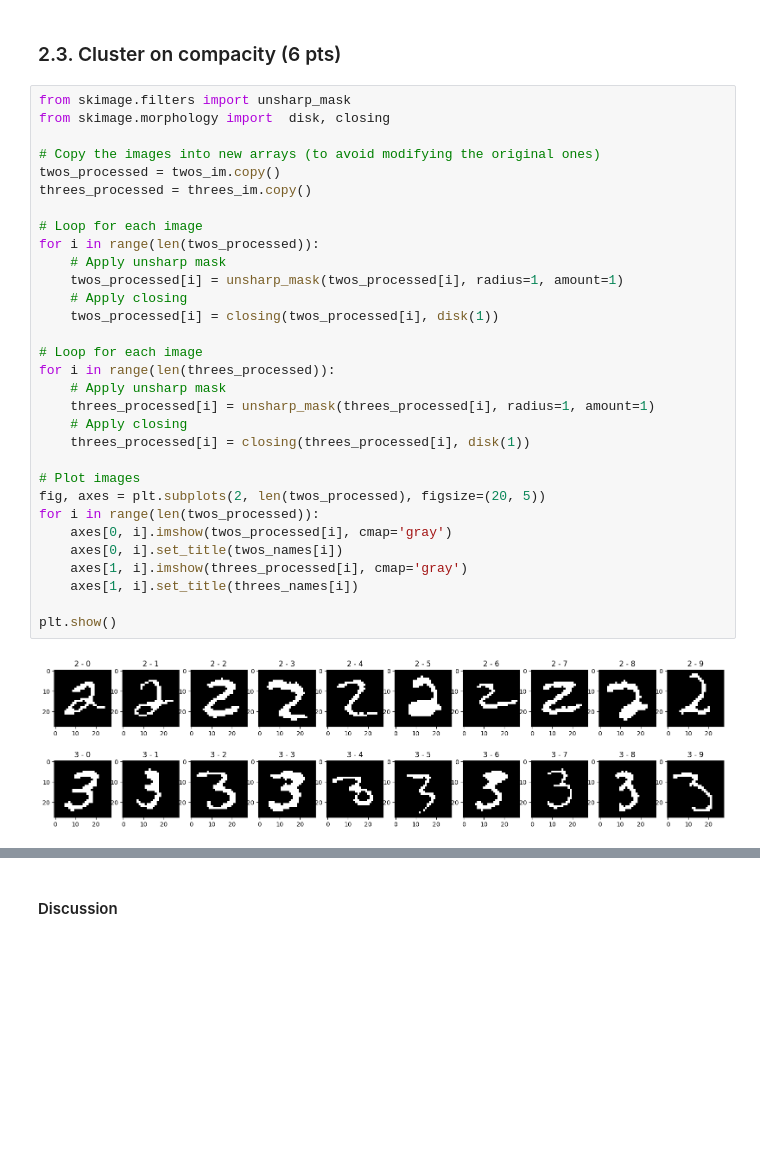
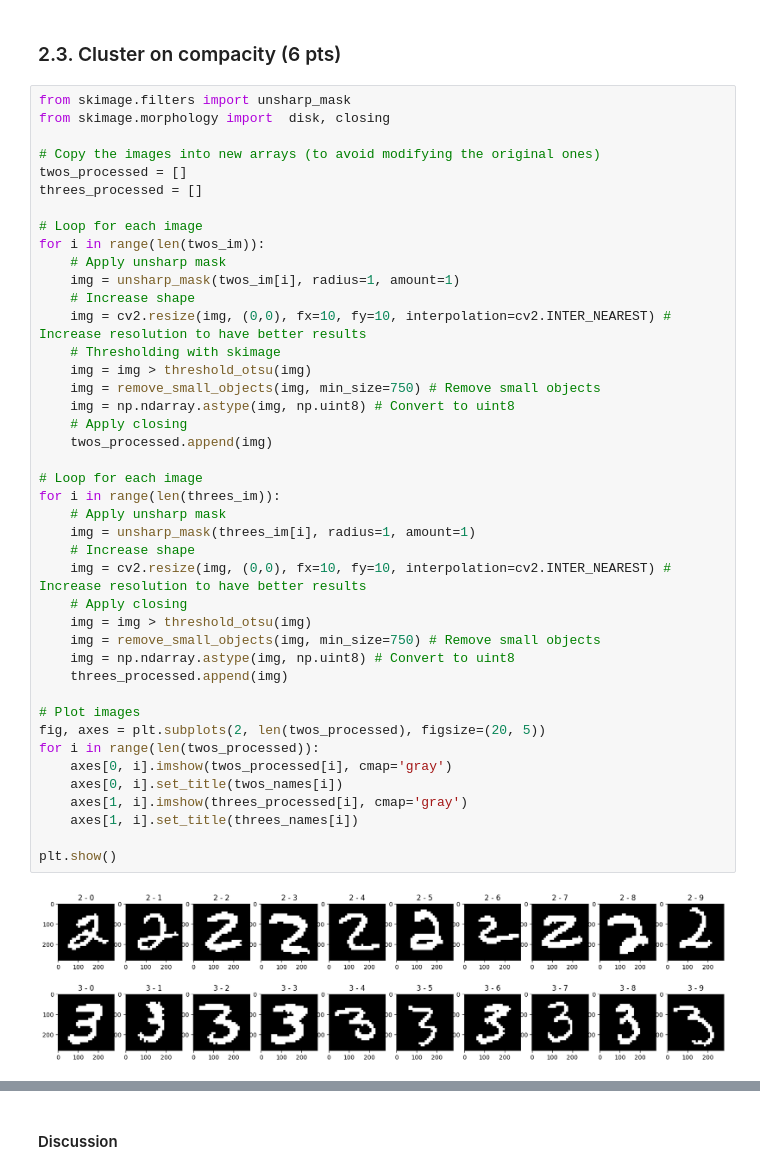
Before and after one commit to alessandrodalbesio/EPFL-image-analysis-and-pattern-recognition, a Jupyter notebook: lab_02_object_description.ipynb, the cells around one changed output, grey strips where cells are left out. Drawn from its saved outputs; the diff is of its cells as text; blank space fills up the shorter version.

```diff
--- a/lab_02_object_description.ipynb
+++ b/lab_02_object_description.ipynb
@@ -576,36 +576,47 @@ In this part, you will use the "2"s and "3"s images.
 # %%
 from skimage.filters import unsharp_mask
 from skimage.morphology import  disk, closing
 
 # Copy the images into new arrays (to avoid modifying the original ones)
-twos_processed = twos_im.copy()
-threes_processed = threes_im.copy()
+twos_processed = []
+threes_processed = []
 
 # Loop for each image
-for i in range(len(twos_processed)):
+for i in range(len(twos_im)):
     # Apply unsharp mask
-    twos_processed[i] = unsharp_mask(twos_processed[i], radius=1, amount=1)
+    img = unsharp_mask(twos_im[i], radius=1, amount=1)
+    # Increase shape
+    img = cv2.resize(img, (0,0), fx=10, fy=10, interpolation=cv2.INTER_NEAREST) # Increase resolution to have better results
+    # Thresholding with skimage
+    img = img > threshold_otsu(img)
+    img = remove_small_objects(img, min_size=750) # Remove small objects
+    img = np.ndarray.astype(img, np.uint8) # Convert to uint8
     # Apply closing
-    twos_processed[i] = closing(twos_processed[i], disk(1))
+    twos_processed.append(img)
 
 # Loop for each image
-for i in range(len(threes_processed)):
+for i in range(len(threes_im)):
     # Apply unsharp mask
-    threes_processed[i] = unsharp_mask(threes_processed[i], radius=1, amount=1)
+    img = unsharp_mask(threes_im[i], radius=1, amount=1)
+    # Increase shape
+    img = cv2.resize(img, (0,0), fx=10, fy=10, interpolation=cv2.INTER_NEAREST) # Increase resolution to have better results
     # Apply closing
-    threes_processed[i] = closing(threes_processed[i], disk(1))
+    img = img > threshold_otsu(img)
+    img = remove_small_objects(img, min_size=750) # Remove small objects
+    img = np.ndarray.astype(img, np.uint8) # Convert to uint8
+    threes_processed.append(img)
 
 # Plot images
 fig, axes = plt.subplots(2, len(twos_processed), figsize=(20, 5))
 for i in range(len(twos_processed)):
     axes[0, i].imshow(twos_processed[i], cmap='gray')
     axes[0, i].set_title(twos_names[i])
     axes[1, i].imshow(threes_processed[i], cmap='gray')
     axes[1, i].set_title(threes_names[i])
 
 plt.show()
 # %% [output]
-[figure, old version]
+[figure, new version]
 # %%
 # 2D plot with 2-dimensional feature vectors based on custom definitions of perimeter and area for each image of "2" and "3"
 
```
Also changed, not shown: parts of 10 cells of this notebook.
